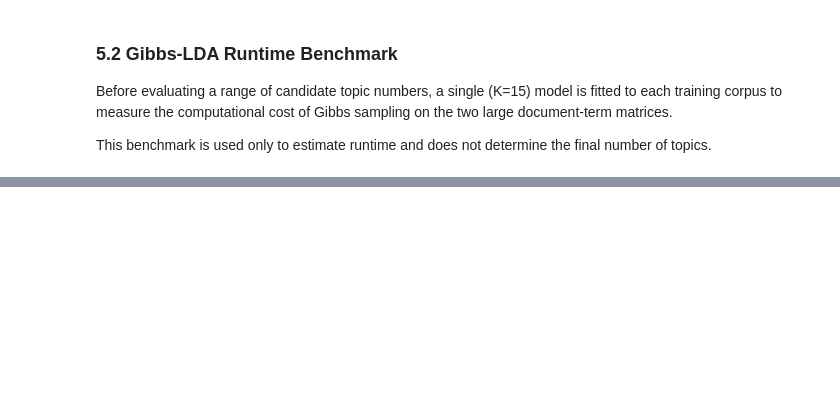
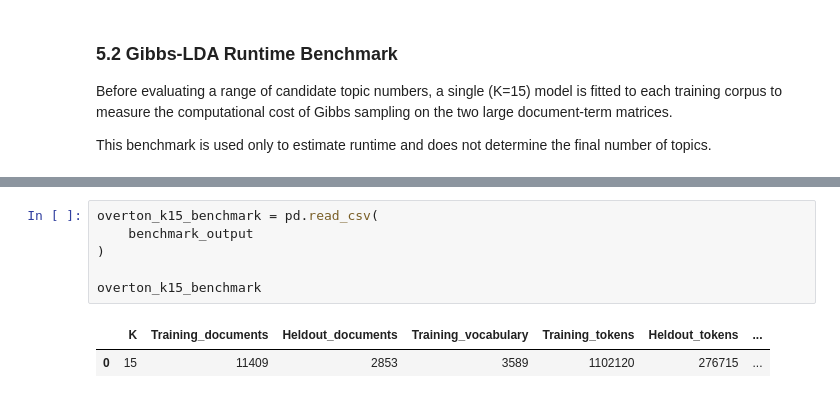
Before and after one commit to mdzalfirdausi/review_paper_2, a Jupyter notebook: notebooks/2.topic_modeling.ipynb, the cells around one changed output, grey strips where cells are left out. Drawn from its saved outputs; the diff is of its cells as text; blank space fills up the shorter version.

```diff
--- a/notebooks/2.topic_modeling.ipynb
+++ b/notebooks/2.topic_modeling.ipynb
@@ -1383,0 +1465,9 @@ print(
+# %%
+overton_k15_benchmark = pd.read_csv(
+    benchmark_output
+)
+
+overton_k15_benchmark
+# %% [output]
+|  | K | Training_documents | Heldout_documents | Training_vocabulary | Training_tokens | Heldout_tokens | ... |
+| 0 | 15 | 11409 | 2853 | 3589 | 1102120 | 276715 | ... |
```
Also changed, not shown: parts of 14 cells of this notebook.
